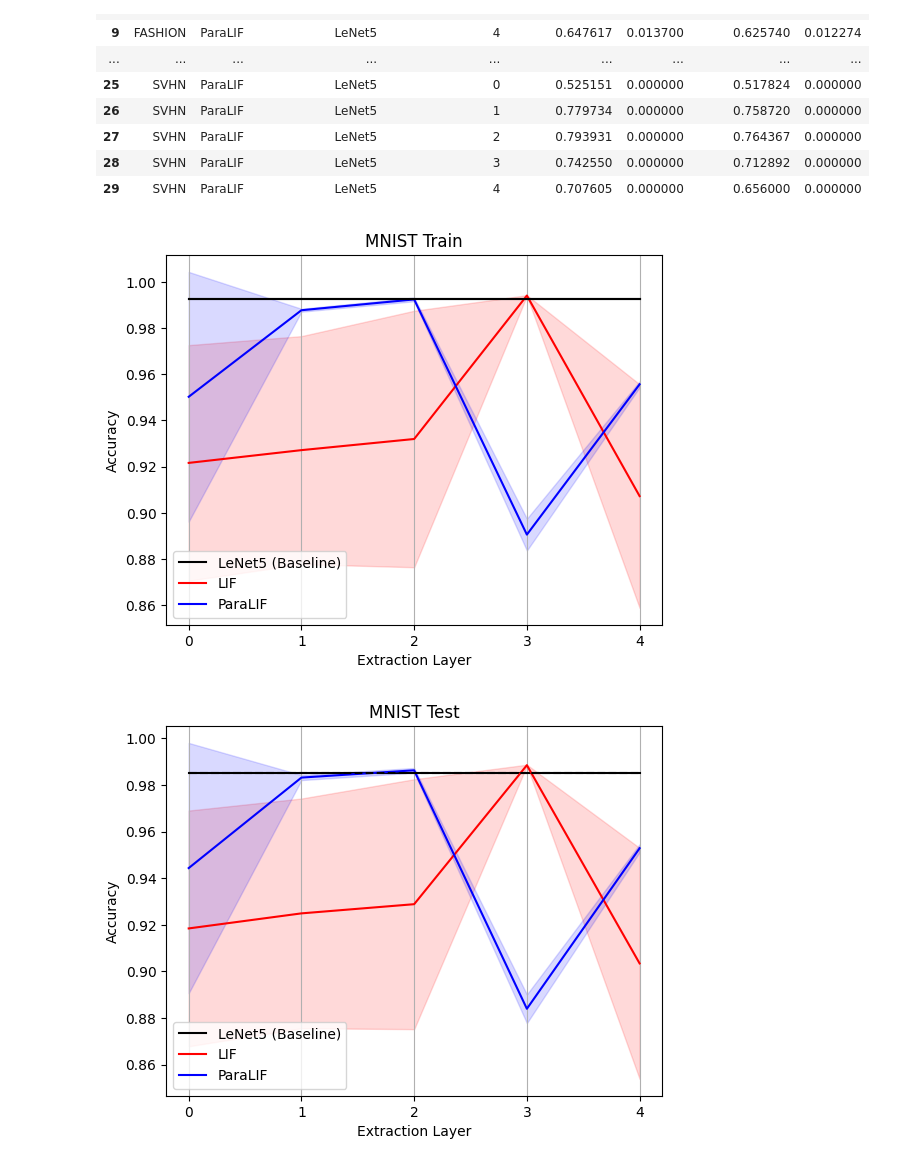
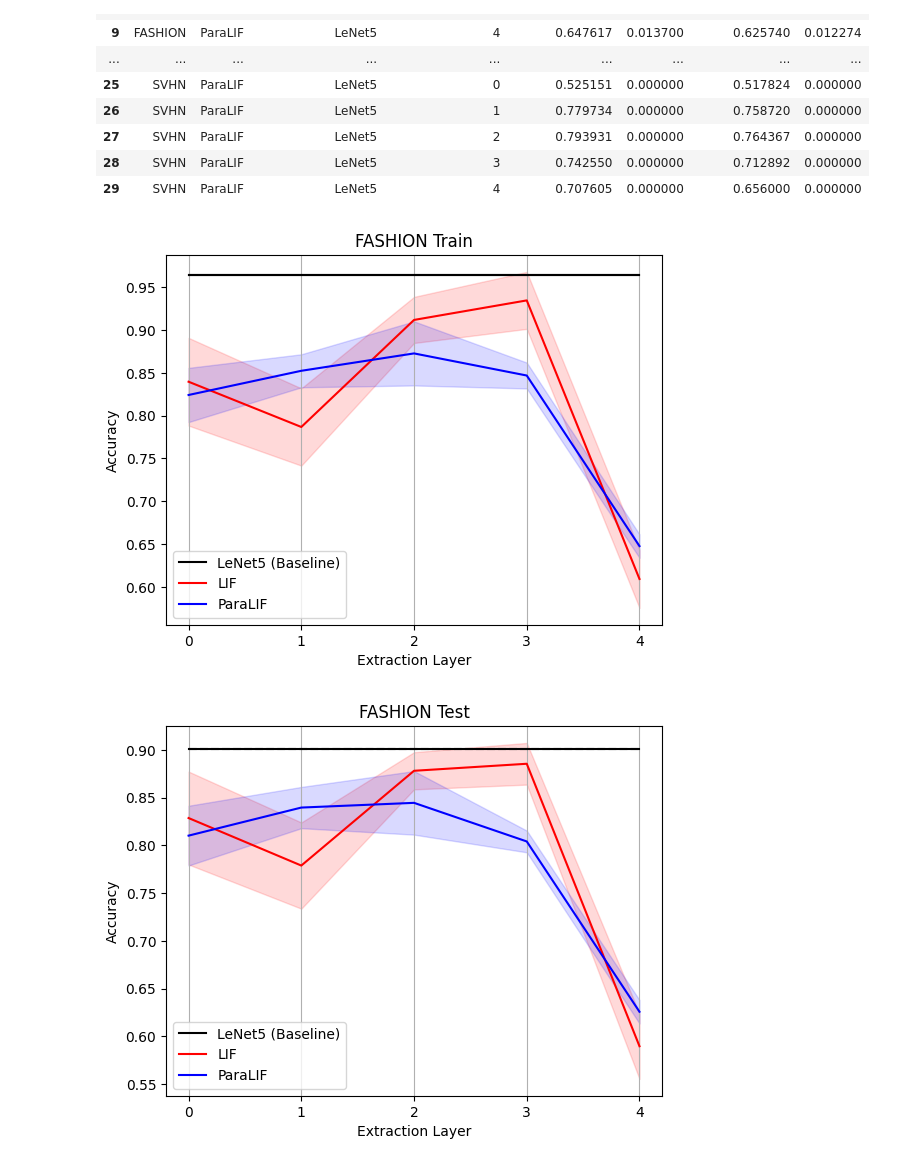
Before and after one commit to suessflorian/biological-neurons, a Jupyter notebook: Baseline Models/transfer_graphs.ipynb, the cells around one changed output. Cells and saved outputs as stored; diff of their text form; code cells hidden in the pictures.

```diff
--- a/Baseline Models/transfer_graphs.ipynb
+++ b/Baseline Models/transfer_graphs.ipynb
@@ -202,39 +213,39 @@ aggregated_data
 | 28 | SVHN | ParaLIF | LeNet5 | 3 | 0.742550 | 0.000000 | 0.712892 | 0.000000 |
 | 29 | SVHN | ParaLIF | LeNet5 | 4 | 0.707605 | 0.000000 | 0.656000 | 0.000000 |
 # %%
-dataset = 'MNIST'
+dataset = 'FASHION'
 
 dataset_specific = aggregated_data[aggregated_data.dataset == dataset]
 
 baseline_results = data[data.dataset == dataset][['extraction_layer', 'baseline_train_accuracy', 'baseline_test_accuracy']].drop_duplicates()
 plt.plot(baseline_results.extraction_layer, baseline_results.baseline_train_accuracy, color='black')
 
 
 for model, colour, sd_colour in zip(['LIF', 'ParaLIF'], ['red', 'blue'], ['#FFA07A', 'lightblue']):
     subset = dataset_specific[dataset_specific.model == model]
     # Train
     y1 = subset.train_accuracy['mean'] - subset.train_accuracy['std']
     y2 = subset.train_accuracy['mean'] + subset.train_accuracy['std']
 
     plt.plot(subset.extraction_layer, subset.train_accuracy['mean'], color=colour)
 
 for model, colour in zip(['LIF', 'ParaLIF'], ['red', 'blue']):
     subset = dataset_specific[dataset_specific.model == model]
     # Train
     y1 = subset.train_accuracy['mean'] - subset.train_accuracy['std']
     y2 = subset.train_accuracy['mean'] + subset.train_accuracy['std']
     plt.fill_between(subset.extraction_layer, y1, y2, color=colour, alpha=0.15)
 
 plt.plot(baseline_results.extraction_layer, baseline_results.baseline_train_accuracy, color='black')
 plt.legend(['LeNet5 (Baseline)', 'LIF', 'ParaLIF'])
 plt.xticks(subset.extraction_layer)
 plt.grid(axis='x')
 plt.title(f'{dataset} Train')
 plt.xlabel('Extraction Layer')
 plt.ylabel('Accuracy')
 plt.show()
 # %% [output]
-[figure, old version]
+[figure, new version]
 # %%
 dataset_specific = aggregated_data[aggregated_data.dataset == dataset]
 
@@ -264,4 +275,4 @@ plt.xlabel('Extraction Layer')
 plt.ylabel('Accuracy')
 plt.show()
 # %% [output]
-[figure, old version]
+[figure, new version]
```
Also changed, not shown: parts of 1 cell of this notebook, 6 other files.
